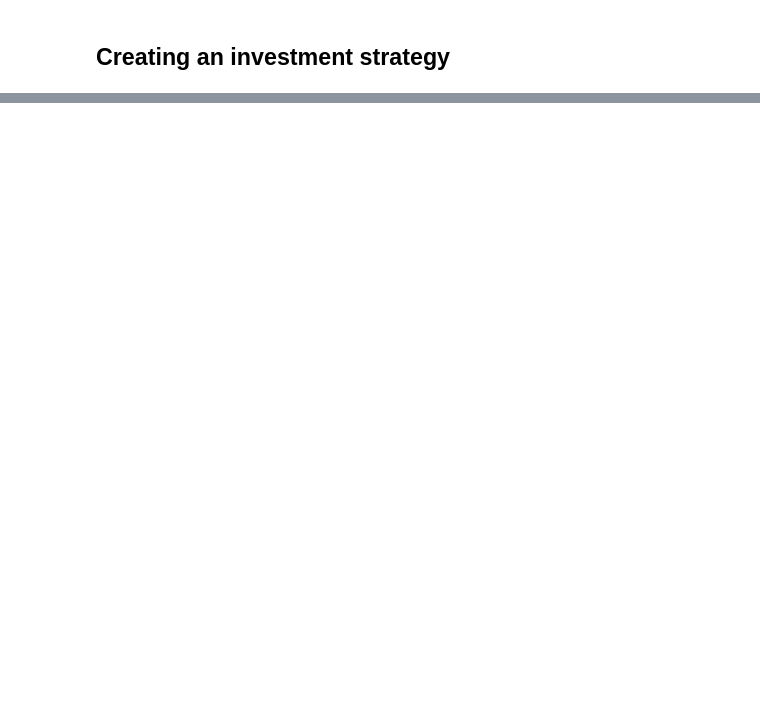
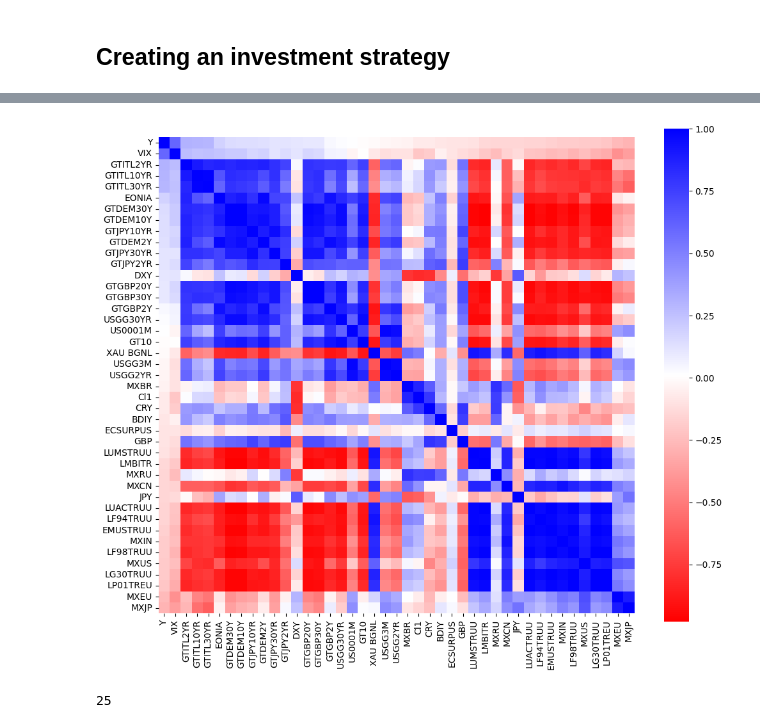
Before and after one commit to sonephyo/MarketAnomalyDetection, a Jupyter notebook: main.ipynb, the cells around one changed output, grey strips where cells are left out. Cells and saved outputs as stored; diff of their text form; code cells hidden in the pictures; blank space fills up the shorter version.

```diff
--- a/main.ipynb
+++ b/main.ipynb
@@ -204,2 +212,34 @@ Index(['XAU BGNL', 'ECSURPUS', 'BDIY', 'CRY', 'DXY', 'JPY', 'GBP', 'Cl1',
 # %% [markdown]
 ## Creating an investment strategy
+# %%
+def analysisOnCorr(df, selectedValue: str="Y", showAll: bool=False):
+  corr = df.corr()
+  keys = corr.columns
+  values = corr[selectedValue]
+  hm = {}
+  for i in range(len(values)):
+    hm[keys[i]] = values[i]
+
+  tuplesLi = sorted(hm.items(), key=lambda x: x[1], reverse=True)
+  # print(tuplesLi)
+
+  temp = []
+  if showAll:
+    for i in range(len(tuplesLi)):
+      temp.append(tuplesLi[i][0])
+      # print(tuplesLi[i][0], tuplesLi[i][1])
+  else:
+    print("Top Postive Coorelation")
+    for i in range(7):
+      temp.append(tuplesLi[i][0])
+      # print(tuplesLi[i][0], tuplesLi[i][1])
+
+    print("Top Negative Coorelation")
+    for j in range(len(tuplesLi)-1, len(tuplesLi)-7, -1):
+      temp.append(tuplesLi[j][0])
+      # print(tuplesLi[j][0], tuplesLi[j][1])
+
+  temp_df = df[temp]
+  plotHeatMap(temp_df)
+
+  return tuplesLi
@@ -205,0 +251,13 @@ Index(['XAU BGNL', 'ECSURPUS', 'BDIY', 'CRY', 'DXY', 'JPY', 'GBP', 'Cl1',
+# %%
+YcoorelationDecreasingOrderLi = analysisOnCorr(df, selectedValue="Y", showAll=True)
+# %% [output]
+[figure, added]
+# %%
+YcoorelationDecreasingOrderHM = {item[0]:item[1] for item in YcoorelationDecreasingOrderLi}
+li = []
+for item in YcoorelationDecreasingOrderLi:
+    if item[1] < 0:
+        li.append(item)
+print(len(li))
+# %% [output]
+25
```
Also changed, not shown: parts of 13 cells of this notebook.
